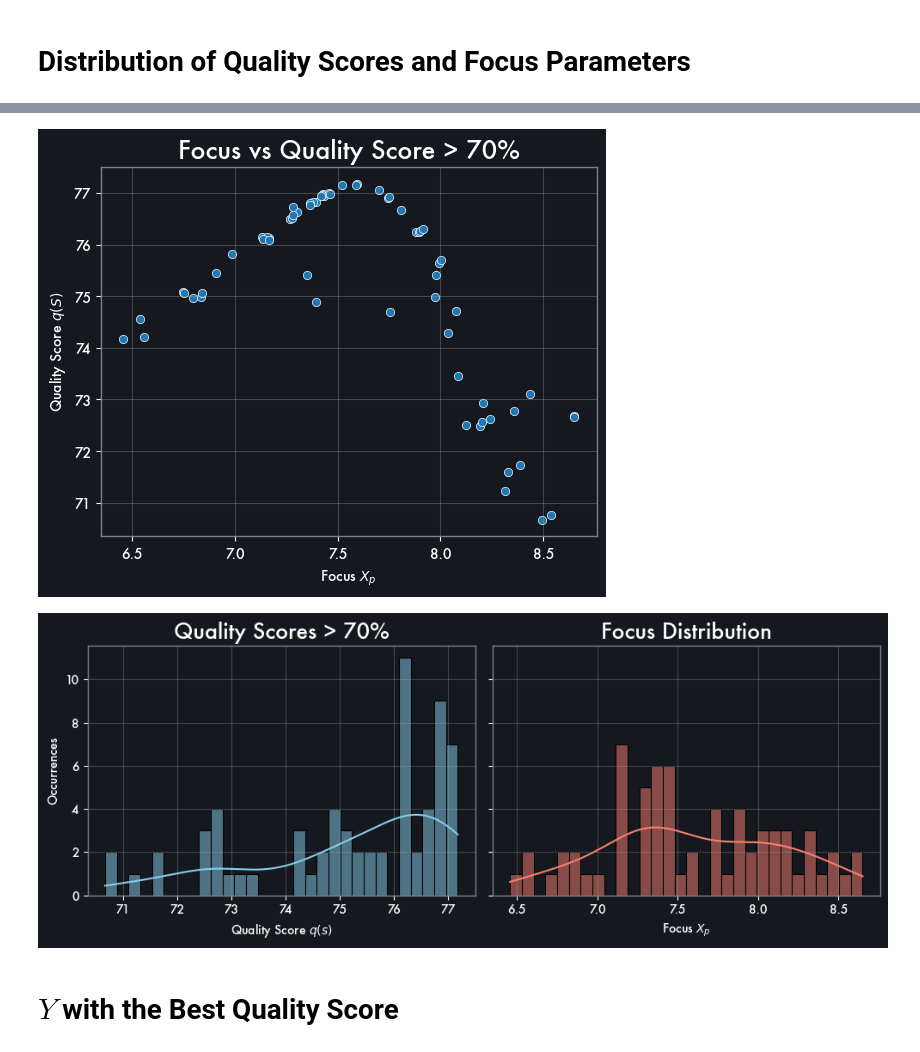
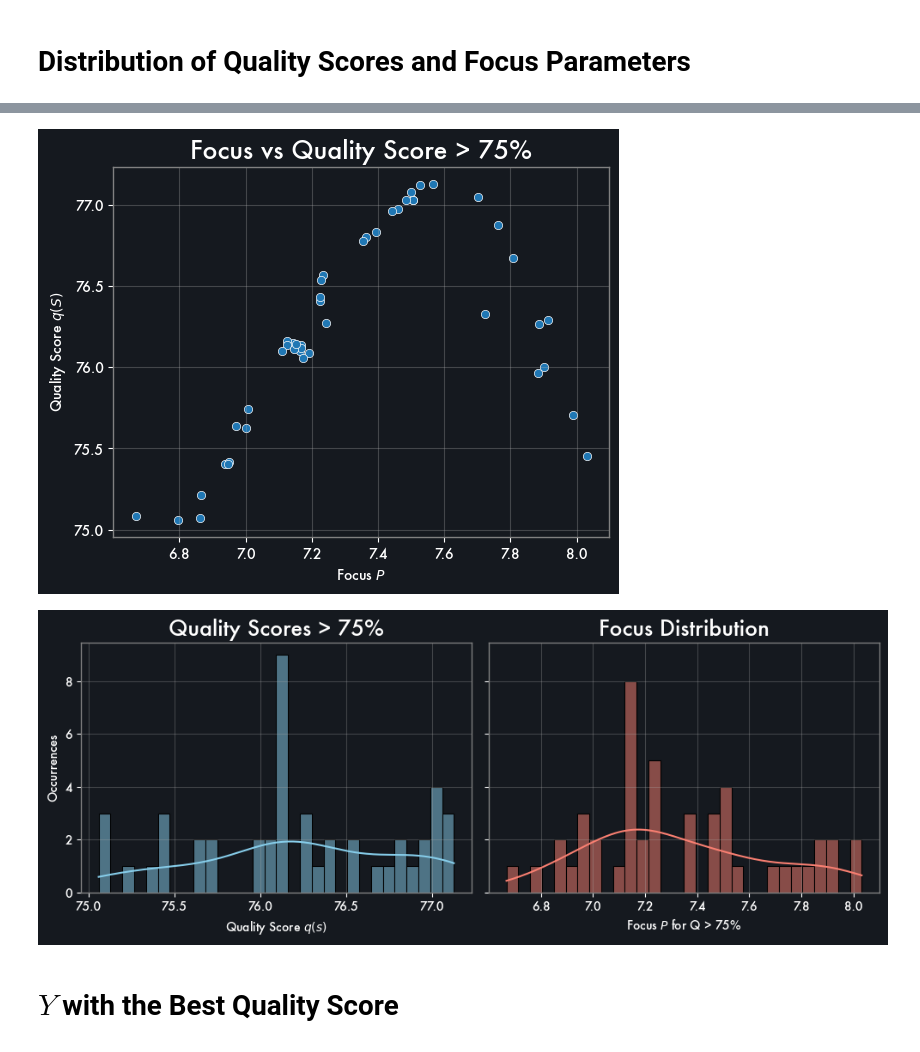
Before and after one commit to JamesBedson/USAT-Designer, a Jupyter notebook: .Scripts/usat_designer/notebooks/parameter_analysis.ipynb, the cells around one changed output, grey strips where cells are left out. Cells and saved outputs as stored; diff of their text form; code cells hidden in the pictures.

```diff
--- a/.Scripts/usat_designer/notebooks/parameter_analysis.ipynb
+++ b/.Scripts/usat_designer/notebooks/parameter_analysis.ipynb
@@ -34,7 +37,7 @@ df = create_df_from_files("/Volumes/James/Batch_Data_2/usat_decodings", max_fold
 # %%
-def compute_qs_and_xp(angular_error, source_width, energy):
+def compute_qs_and_ps(angular_error, source_width, energy):
 
-    # metrics
+    # Metrics
     ae_mean     = np.mean(angular_error)
     ae_90       = np.percentile(angular_error, 90)
 
@@ -58,8 +61,8 @@ def compute_qs_and_xp(angular_error, source_width, energy):
     score_sw_median     = normalise(sw_median, 0, 90, inverse=True)
     score_e_std         = normalise(e_std, 0, 1, inverse=True)
 
-
-    x_p = np.std(source_width)
+    # P
+    P = np.std(source_width)
 
     # --- Weights ---
     ae_mean_weight      = 0.1
@@ -86,7 +89,7 @@ def compute_qs_and_xp(angular_error, source_width, energy):
 
     return {
         DSN_SMPL_QUALITY_SCORE: float(q_s),
-        DSN_SMPL_X_p: float(x_p),
+        DSN_SMPL_P: float(P),
         "ae_mean": float(ae_mean),
         "ae_90": float(ae_90),
         "ae_under_15": float(ae_under_15),
@@ -111,7 +114,7 @@ def compute_quality_metrics(df: pd.DataFrame) -> pd.DataFrame:
             row[DSN_OUT_OUTPUT_LAYOUT]
         )
 
-        metrics = compute_qs_and_xp(ang_error, source_width, energy)
+        metrics = compute_qs_and_ps(ang_error, source_width, energy)
         all_metrics.append(metrics)
 
     metrics_df = pd.DataFrame(all_metrics)
@@ -130,12 +133,12 @@ metrics = [
     DSN_SMPL_QUALITY_SCORE
 ]
 
-columns_to_keep = [DSN_SMPL_SEED, DSN_SMPL_X_p] + metrics
+columns_to_keep = [DSN_SMPL_SEED, DSN_SMPL_P] + metrics
 df_q_s          = df_q_s[columns_to_keep].copy()
 df_q_s.head(10)
 
-x_p_counts          = df_q_s[DSN_SMPL_X_p].value_counts()
-unique_x_p_values   = x_p_counts[x_p_counts == 1].index
-df_q_s_unique       = df_q_s[df_q_s[DSN_SMPL_X_p].isin(unique_x_p_values)].copy()
+P_counts          = df_q_s[DSN_SMPL_P].value_counts()
+unique_P_values   = P_counts[P_counts == 1].index
+df_q_s_unique       = df_q_s[df_q_s[DSN_SMPL_P].isin(unique_P_values)].copy()
 df_q_s_unique.head(3)
 # %% [output]
@@ -183,41 +186,41 @@ plt.show()
 # %%
-threshold   = 70
+threshold   = 75
 df_q_s_unique_filtered = df_q_s_unique[df_q_s_unique[DSN_SMPL_QUALITY_SCORE] > threshold].copy()
 
 sns.scatterplot(data=df_q_s_unique_filtered,
-                x=DSN_SMPL_X_p,
+                x=DSN_SMPL_P,
                 y=DSN_SMPL_QUALITY_SCORE)
-plt.title("Focus vs Quality Score > 70%")
-plt.xlabel("Focus $X_p$")
+plt.title(f"Focus vs Quality Score > {threshold}%")
+plt.xlabel("Focus $P$")
 plt.ylabel("Quality Score $q(S)$")
 plt.savefig(output_paths[DSN_PLT_PATH_FOCUS_VS_QUALITY_THRESHOLD], dpi=150, bbox_inches='tight')
 plt.show()
 # %% [output]
-[figure, old version]
+[figure, new version]
 # %%
 import matplotlib.pyplot as plt
 import seaborn as sns
 
 fig, axs = plt.subplots(1, 2, figsize=(10, 4), sharey=True)
 
 # Quality Score distribution
 sns.histplot(df_q_s_unique_filtered[DSN_SMPL_QUALITY_SCORE], bins=30, kde=True, color="skyblue", ax=axs[0])
-axs[0].set_title("Quality Scores > 70%")
+axs[0].set_title(f"Quality Scores > {threshold}%")
 axs[0].set_xlabel("Quality Score $q(s)$")
 axs[0].set_ylabel("Occurrences")
 axs[0].grid(True)
 
 # x_p distribution
-sns.histplot(df_q_s_unique_filtered[DSN_SMPL_X_p], bins=30, kde=True, color="salmon", ax=axs[1])
+sns.histplot(df_q_s_unique_filtered[DSN_SMPL_P], bins=30, kde=True, color="salmon", ax=axs[1])
 axs[1].set_title("Focus Distribution")
-axs[1].set_xlabel("Focus $X_p$")
+axs[1].set_xlabel(f"Focus $P$ for Q > {threshold}%")
 axs[1].grid(True)
 
 plt.tight_layout()
 plt.savefig(output_paths[DSN_PLT_PATH_FOCUS_QUALITY_DISTRIBUTION], dpi=150, bbox_inches='tight')
 plt.show()
 # %% [output]
-[figure, old version]
+[figure, new version]
 # %% [markdown]
 # $Y$ with the Best Quality Score
 # %% [markdown]
```
Also changed, not shown: parts of 9 cells of this notebook, 20 other files.
